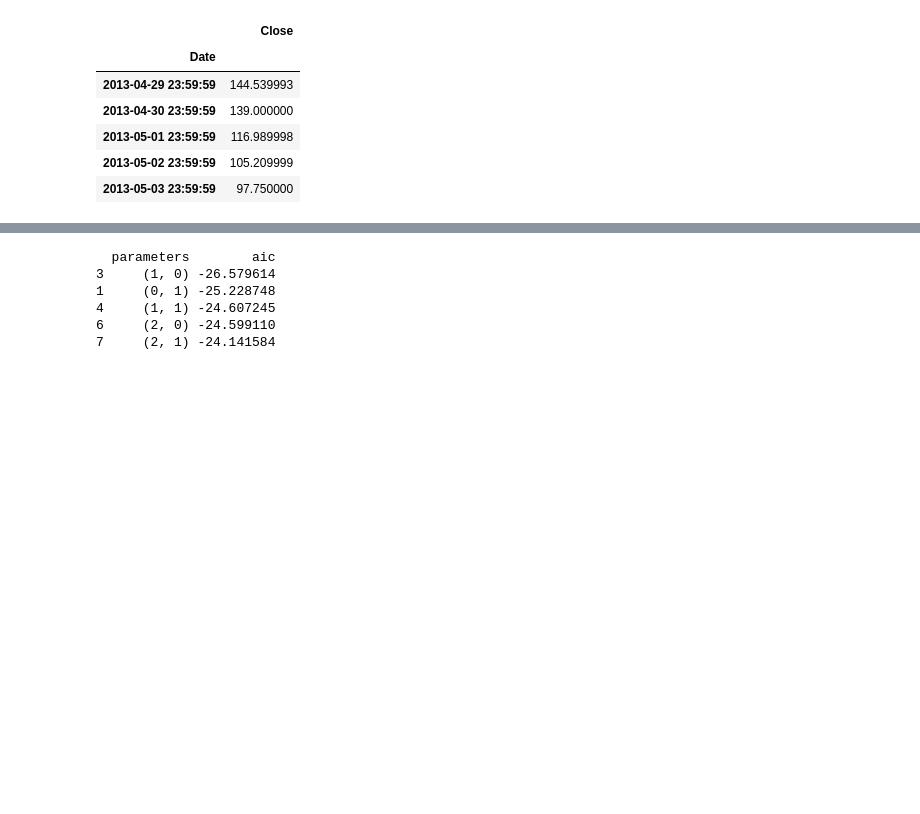
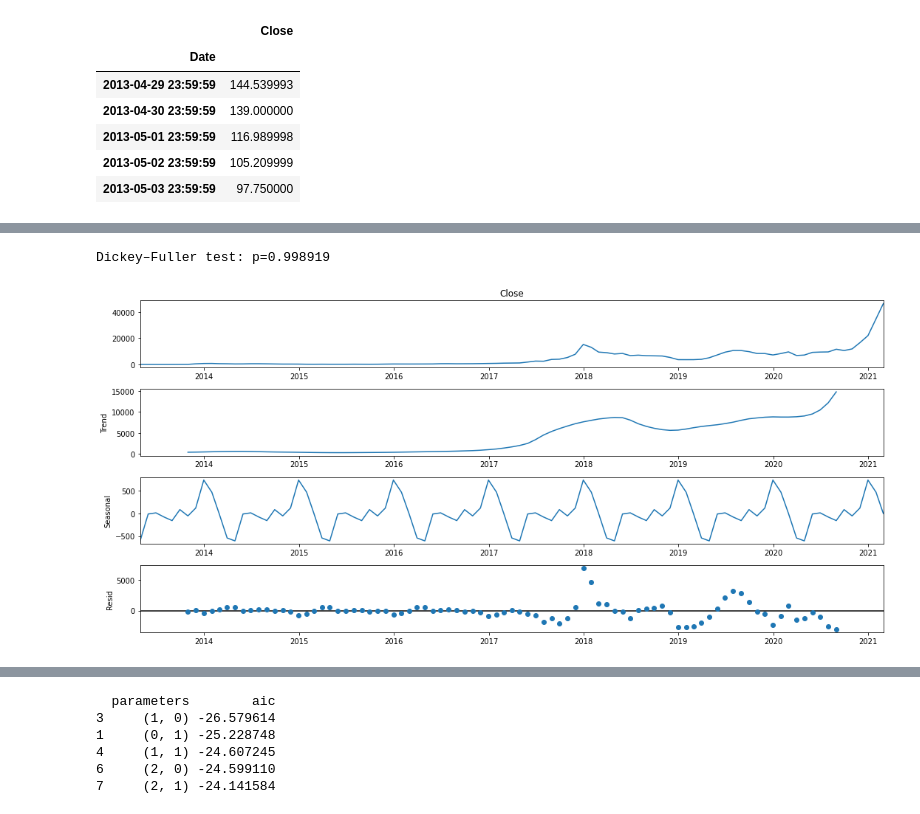
Before and after one commit to samuzaffar99/Crypto-Price-Pred, a Jupyter notebook: ARIMA.ipynb, the cells around one changed output, grey strips where cells are left out. Cells and saved outputs as stored; diff of their text form; code cells hidden in the pictures; blank space fills up the shorter version.

```diff
--- a/ARIMA.ipynb
+++ b/ARIMA.ipynb
@@ -76,0 +73,8 @@ Dickey–Fuller test: p=0.019953
+# %%
+#seasonal_decompose(btc_month.close, freq=12).plot()
+seasonal_decompose(dfMonth.Close).plot()
+print("Dickey–Fuller test: p=%f" % adfuller(dfMonth.Close)[1])
+plt.show()
+# %% [output]
+Dickey–Fuller test: p=0.998919
+[figure, added]
```
Also changed, not shown: parts of 20 cells of this notebook.
